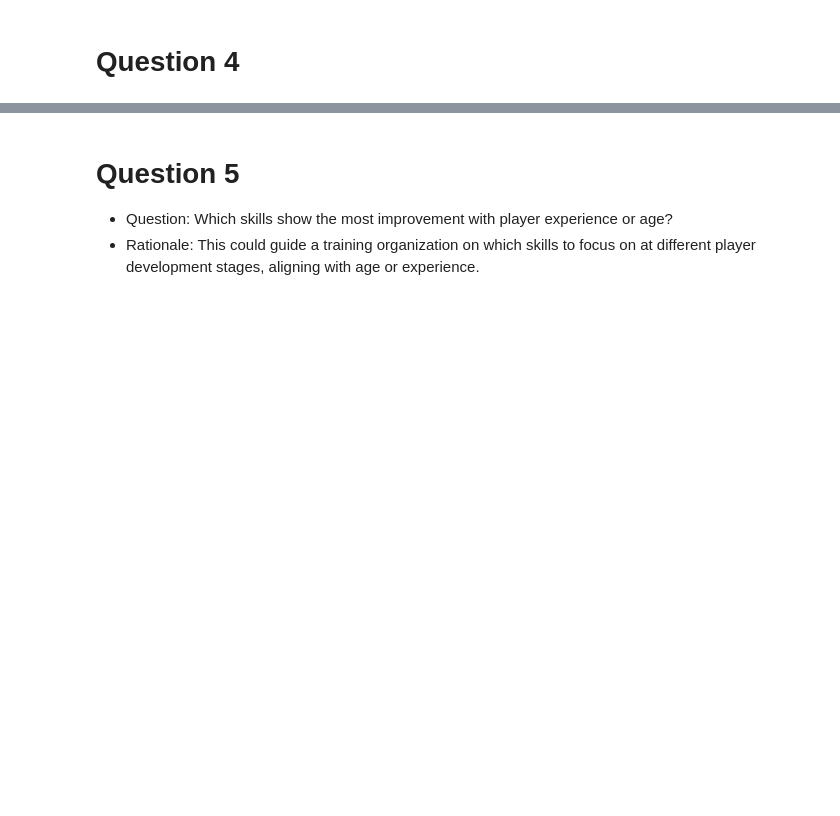
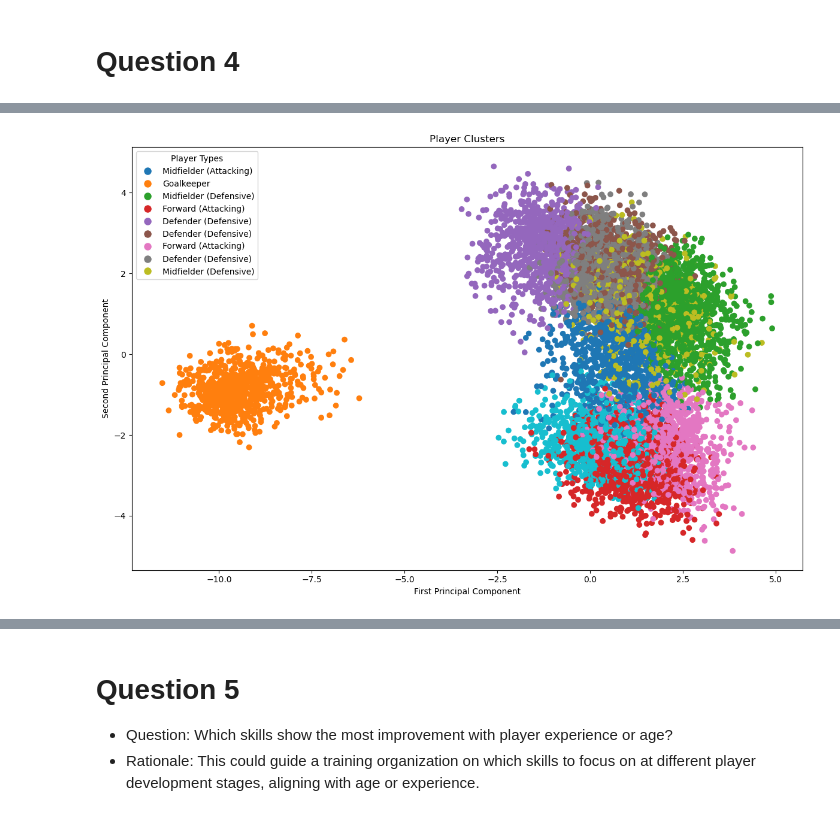
Before and after one commit to falba3/AdvancedDataAnalytics, a Jupyter notebook: notebooks/franco_questions3_5_6.ipynb, the cells around one changed output, grey strips where cells are left out. Saved outputs shown, nothing was run; the diff lists cells and outputs as text; code cells hidden in the pictures; blank space fills up the shorter version.

```diff
--- a/notebooks/franco_questions3_5_6.ipynb
+++ b/notebooks/franco_questions3_5_6.ipynb
@@ -451,0 +537,17 @@ dsa
+# %%
+# Combine all attributes for clustering
+all_attrs = list(set(attacking_attrs + midfield_attrs + defensive_attrs + goalkeeper_attrs))
+
+# Prepare data for clustering
+X = df[all_attrs]
+# %%
+# Standardize the features
+scaler = StandardScaler()
+X_scaled = scaler.fit_transform(X)
+
+# Perform K-means clustering (k=9 for 3 positions × 3 styles)
+kmeans = KMeans(n_clusters=10, random_state=42)
+df['Cluster'] = kmeans.fit_predict(X_scaled)
+
+# Calculate mean values for each cluster
+cluster_means = df.groupby('Cluster')[all_attrs].mean()
@@ -451,0 +585,30 @@ dsa
+# %%
+cluster_means = df.groupby('Cluster')[all_attrs].mean()
+cluster_types = {}
+for cluster in range(10):
+    cluster_types[cluster] = identify_cluster_type(cluster_means.loc[cluster])
+# %%
+# Add position and style labels to dataframe
+df['Player_Type'] = df['Cluster'].map(cluster_types)
+
+# Visualize clusters using PCA
+from sklearn.decomposition import PCA
+
+pca = PCA(n_components=2)
+X_pca = pca.fit_transform(X_scaled)
+
+plt.figure(figsize=(12, 8))
+scatter = plt.scatter(X_pca[:, 0], X_pca[:, 1], c=df['Cluster'], cmap='tab10')
+plt.title('Player Clusters')
+plt.xlabel('First Principal Component')
+plt.ylabel('Second Principal Component')
+# Add legend
+legend_elements = [plt.Line2D([0], [0], marker='o', color='w',
+                            markerfacecolor=scatter.cmap(scatter.norm(i)),
+                            label=cluster_types[i], markersize=10)
+                  for i in range(9)]
+plt.legend(handles=legend_elements, title='Player Types')
+plt.tight_layout()
+plt.show()
+# %% [output]
+[figure, added]
```
Also changed, not shown: parts of 49 cells of this notebook, 1 other file.
